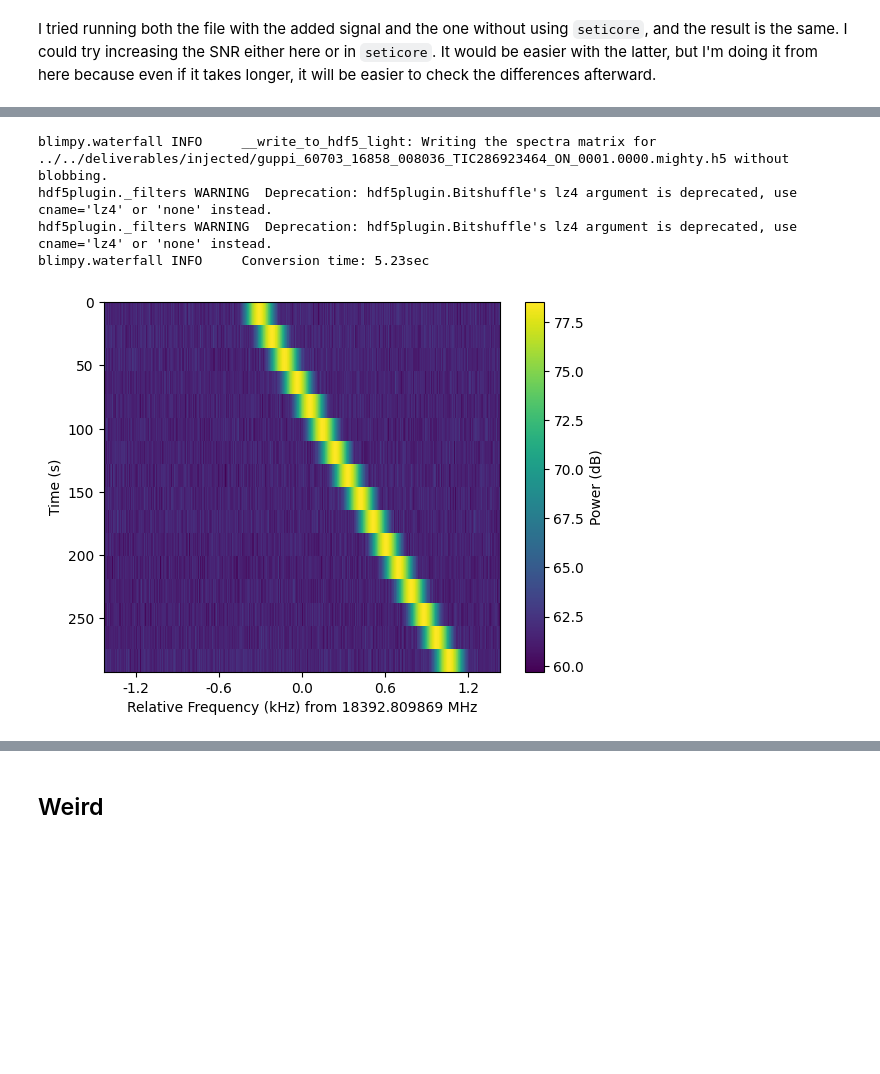
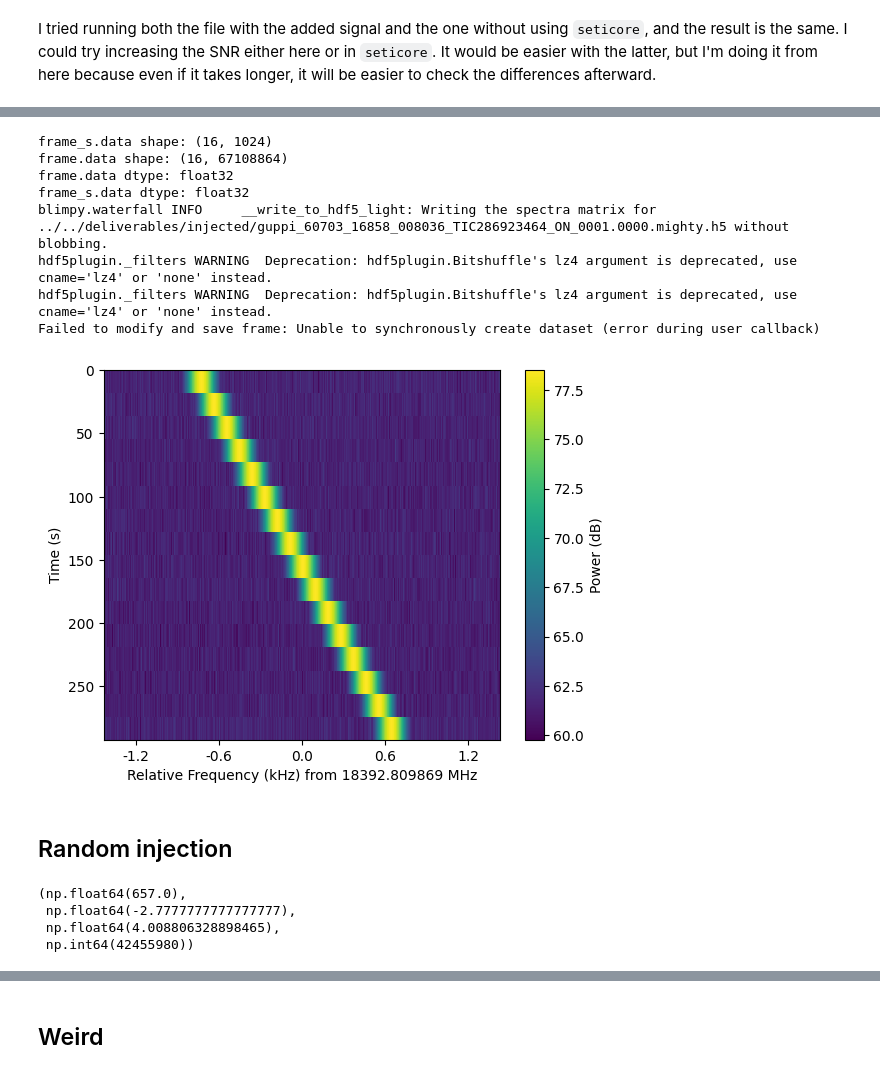
Before and after one commit to Oxke/seti-deliverables, a Jupyter notebook: injection.ipynb, the cells around one changed output, grey strips where cells are left out. Cells and saved outputs as stored; diff of their text form; code cells hidden in the pictures; blank space fills up the shorter version.

Commit message:
new errors

```diff
--- a/injection.ipynb
+++ b/injection.ipynb
@@ -45,12 +45,46 @@ frame_s.plot(db=True)
 [figure]
 # %%
-def modify_and_save(frame_s, frame, l, r, adj=""):
+def modify_and_save(frame_s, frame, l, r, adj="", modify=True, save=True):
     frame_s.plot(db=True)
-    plt.savefig(OUTPUT_FOLDER + adj + ".png")
+    if save: plt.savefig(OUTPUT_FOLDER + adj + ".png")
+    if not modify: return
     old_data = dc(frame.data)
     frame.data[:, l:r] = frame_s.data
     frame.save_h5(OUTPUT_FOLDER + fil_filename[:-4] + f"{'.' + adj if adj!='' else ''}.h5")
     frame.data = dc(old_data)
+# %%
+def modify_and_save(frame_s, frame, l, r, adj="", modify=True, save=True):
+    frame_s.plot(db=True)
+
+    if save:
+        plt.savefig(OUTPUT_FOLDER + adj + ".png")
+
+    if not modify:
+        return
+
+    try:
+        old_data = dc(frame.data)
+        # Check shapes and dtypes
+        print("frame_s.data shape:", frame_s.data.shape)
+        print("frame.data shape:", frame.data.shape)
+        print("frame.data dtype:", frame.data.dtype)
+        print("frame_s.data dtype:", frame_s.data.dtype)
+
+        # In-place modify
+        frame.data[:, l:r] = frame_s.data
+
+        # Make sure it's a proper NumPy array
+        assert isinstance(frame.data, np.ndarray), "frame.data is not a NumPy array"
+        assert np.isfinite(frame.data).all(), "frame.data contains NaNs or infs"
+
+        # Save
+        filename = OUTPUT_FOLDER + fil_filename[:-4] + (f".{adj}" if adj else "") + ".h5"
+        frame.save_h5(filename)
+    except Exception as e:
+        print("Failed to modify and save frame:", e)
+    finally:
+        # Restore original data
+        frame.data = old_data
 # %%
 modify_and_save(frame_s, frame, l, r)
 # %% [output]
@@ -72,10 +114,16 @@ blimpy.waterfall INFO     Conversion time: 5.22sec
 [figure]
 # %%
-frame_s = make_frame_s(400, 5 * u.Hz / u.s, 1e3, l, r)
+frame_s = make_frame_s(251, 5 * u.Hz / u.s, 1e3, l, r)
 modify_and_save(frame_s, frame, l, r, "mighty")
 # %% [output]
+frame_s.data shape: (16, 1024)
+frame.data shape: (16, 67108864)
+frame.data dtype: float32
+frame_s.data dtype: float32
 blimpy.waterfall INFO     __write_to_hdf5_light: Writing the spectra matrix for ../../deliverables/injected/guppi_60703_16858_008036_TIC286923464_ON_0001.0000.mighty.h5 without blobbing.
 hdf5plugin._filters WARNING  Deprecation: hdf5plugin.Bitshuffle's lz4 argument is deprecated, use cname='lz4' or 'none' instead.
 hdf5plugin._filters WARNING  Deprecation: hdf5plugin.Bitshuffle's lz4 argument is deprecated, use cname='lz4' or 'none' instead.
-blimpy.waterfall INFO     Conversion time: 5.23sec
+Failed to modify and save frame: Unable to synchronously create dataset (error during user callback)
-[figure, old version]
+[figure, new version]
+# %% [markdown]
+## Random injection
@@ -81,0 +137,11 @@ blimpy.waterfall INFO     Conversion time: 5.23sec
+# %%
+index_dr = np.random.randint(DR.size)
+l = np.random.choice(L) ; snr = np.random.choice(SNR)
+mfi = np.round(MFI[index_dr]) ; dr = DR[index_dr]
+r = l + WINDOW_SIZE
+mfi, dr, snr, l
+# %% [output]
+(np.float64(657.0),
+ np.float64(-2.7777777777777777),
+ np.float64(4.008806328898465),
+ np.int64(42455980))
```
Also changed, not shown: parts of 11 cells of this notebook, 11 other files.
